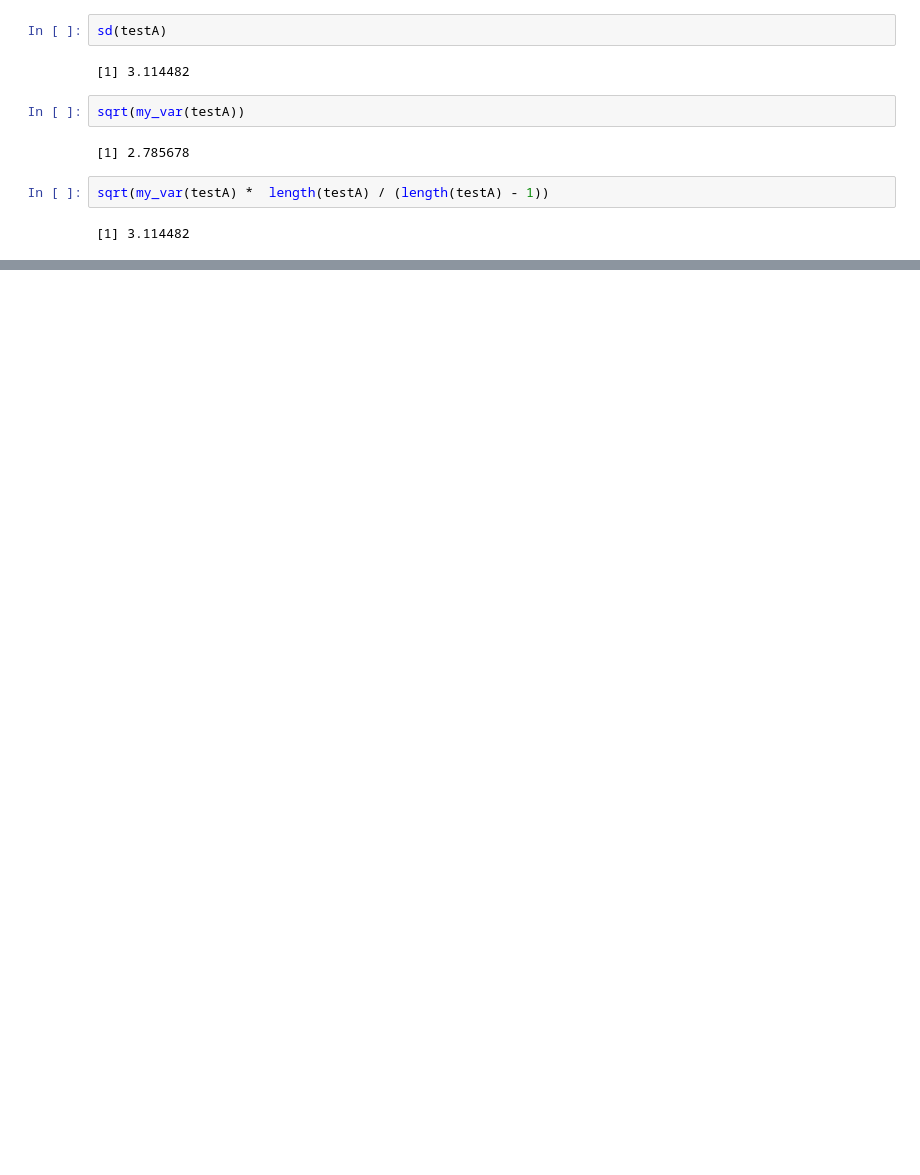
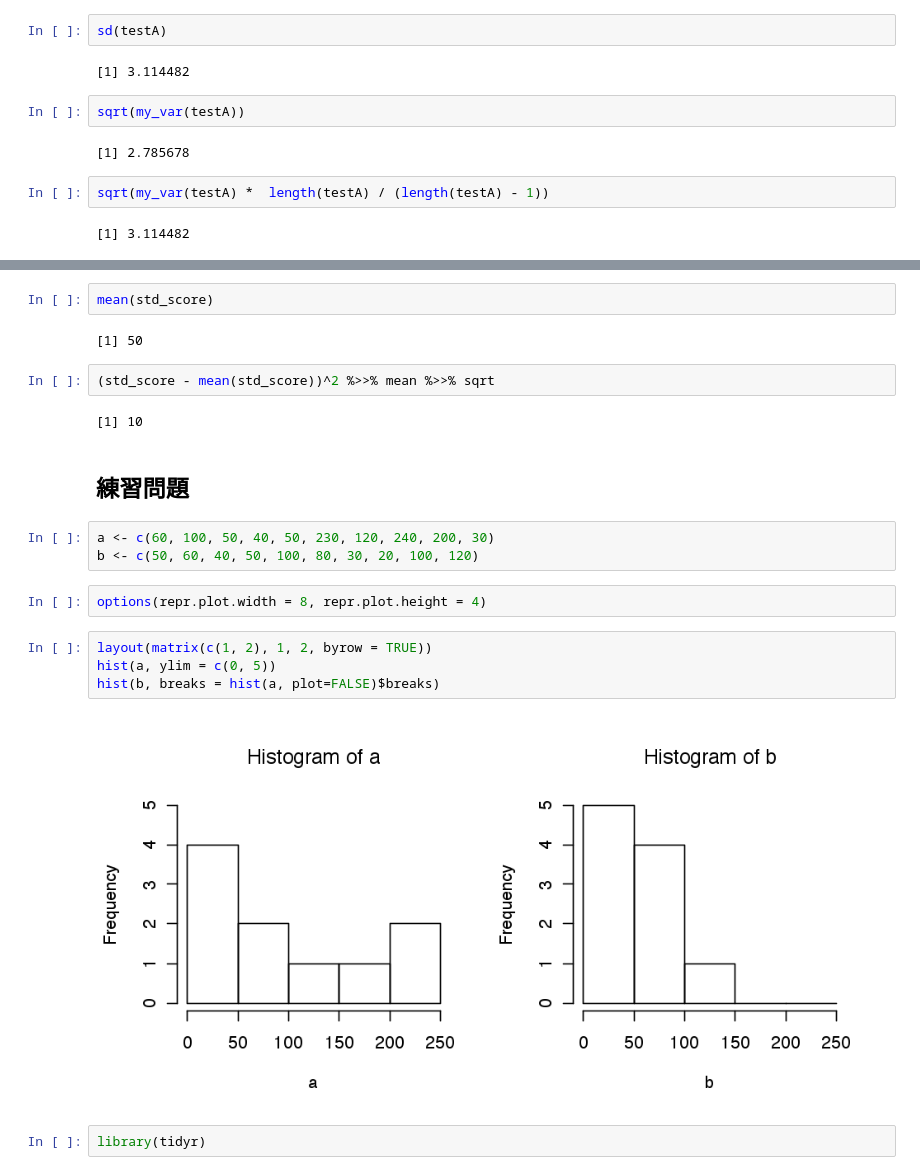
Before and after one commit to whatalnk/r-easy-stat, a Jupyter notebook: Chap02.ipynb, the cells around one changed output, grey strips where cells are left out. Saved outputs shown, nothing was run; the diff lists cells and outputs as text; blank space fills up the shorter version.

```diff
--- a/Chap02.ipynb
+++ b/Chap02.ipynb
@@ -134,0 +195,23 @@ sqrt(my_var(testA) *  length(testA) / (length(testA) - 1))
+# %%
+mean(std_score)
+# %% [output]
+[1] 50
+# %%
+(std_score - mean(std_score))^2 %>>% mean %>>% sqrt
+# %% [output]
+[1] 10
+# %% [markdown]
+## 練習問題
+# %%
+a <- c(60, 100, 50, 40, 50, 230, 120, 240, 200, 30)
+b <- c(50, 60, 40, 50, 100, 80, 30, 20, 100, 120)
+# %%
+options(repr.plot.width = 8, repr.plot.height = 4)
+# %%
+layout(matrix(c(1, 2), 1, 2, byrow = TRUE))
+hist(a, ylim = c(0, 5))
+hist(b, breaks = hist(a, plot=FALSE)$breaks)
+# %% [output]
+[figure, added]
+# %%
+library(tidyr)
```
Also changed, not shown: parts of 28 cells of this notebook.
